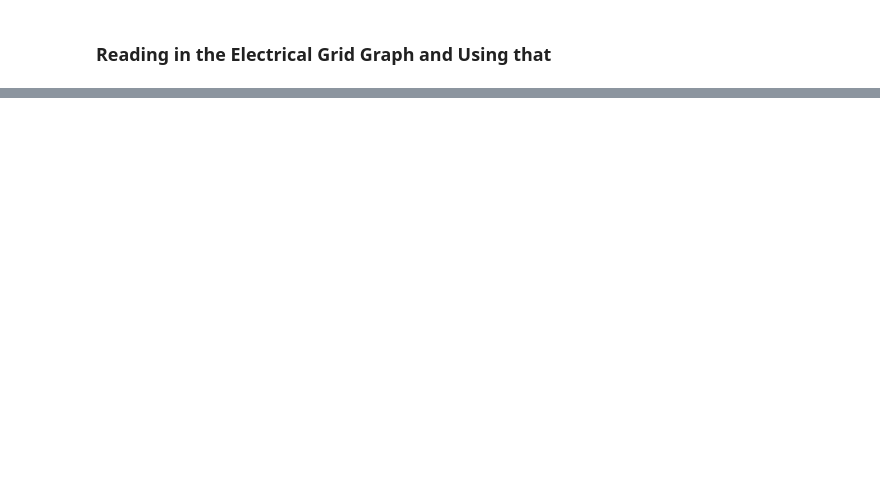
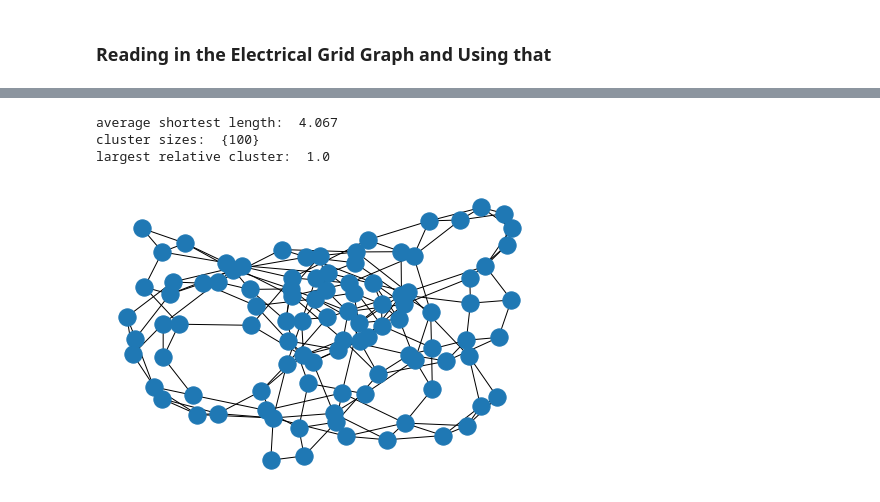
Before and after one commit to davidt315/complex_graph_robustness, a Jupyter notebook: code/Analyzing Robustness in Complex Networks.ipynb, the cells around one changed output, grey strips where cells are left out. Saved outputs shown, nothing was run; the diff lists cells and outputs as text; code cells hidden in the pictures; blank space fills up the shorter version.

Commit message:
added functions for plotting robustness

```diff
--- a/code/Analyzing Robustness in Complex Networks.ipynb
+++ b/code/Analyzing Robustness in Complex Networks.ipynb
@@ -37,0 +94,12 @@ Graph with 4941 nodes and 6594 edges
+# %%
+WS = nx.watts_strogatz_graph(100, 4, p_WS)
+nx.draw(WS)
+
+print("average shortest length: ", average_shortest_length(WS))
+print("cluster sizes: ", cluster_size(WS))
+print("largest relative cluster: ", largest_cluster(WS))
+# %% [output]
+average shortest length:  4.067
+cluster sizes:  {100}
+largest relative cluster:  1.0
+[figure, added]
```
Also changed, not shown: parts of 8 cells of this notebook, 1 other file.
